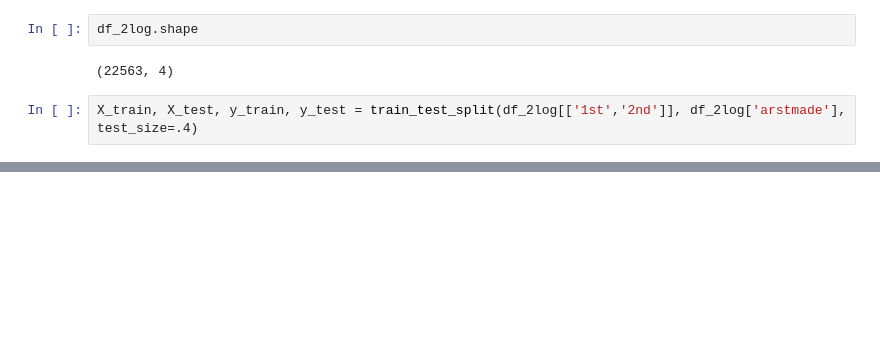
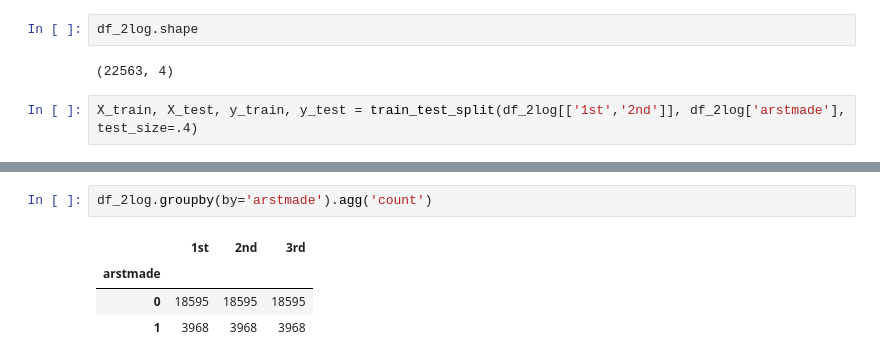
Before and after one commit to michellemho/ads_proj, a Jupyter notebook: fun_with_PCA.ipynb, the cells around one changed output, grey strips where cells are left out. Saved outputs shown, nothing was run; the diff lists cells and outputs as text; blank space fills up the shorter version.

```diff
--- a/fun_with_PCA.ipynb
+++ b/fun_with_PCA.ipynb
@@ -300,0 +301,7 @@ Recall = 58.15%
+# %%
+df_2log.groupby(by='arstmade').agg('count')
+# %% [output]
+|  | 1st | 2nd | 3rd |
+| arstmade |  |  |  |
+| 0 | 18595 | 18595 | 18595 |
+| 1 | 3968 | 3968 | 3968 |
```
Also changed, not shown: parts of 17 cells of this notebook.
